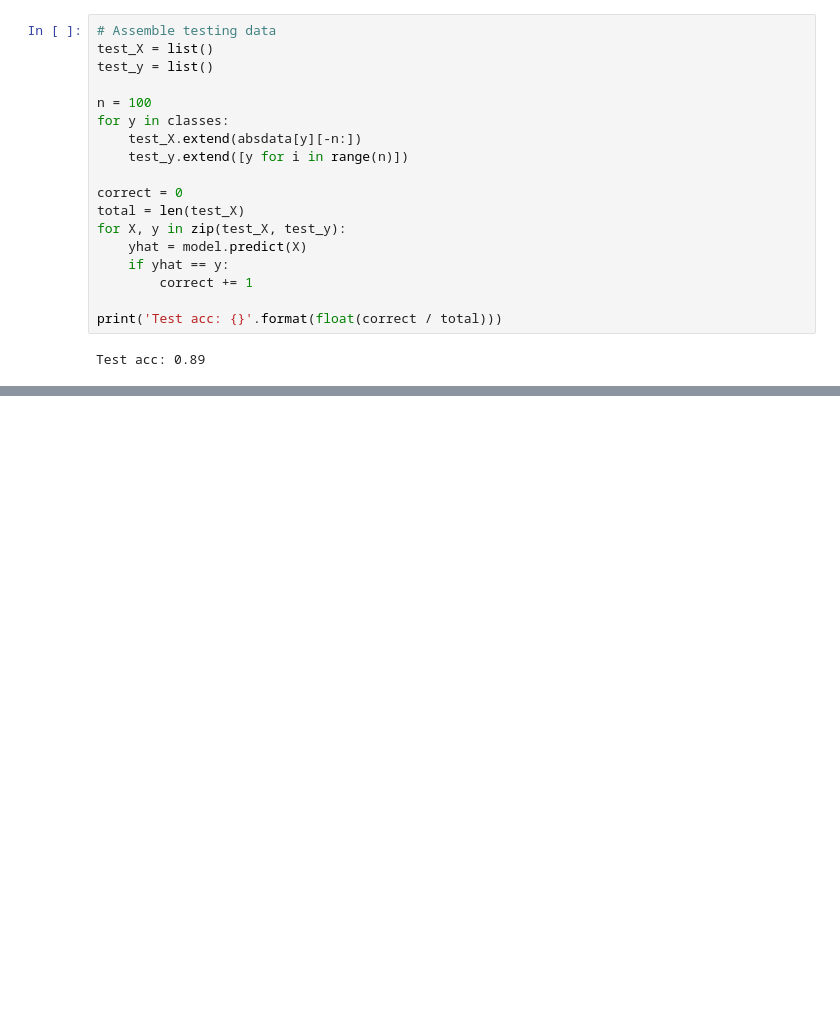
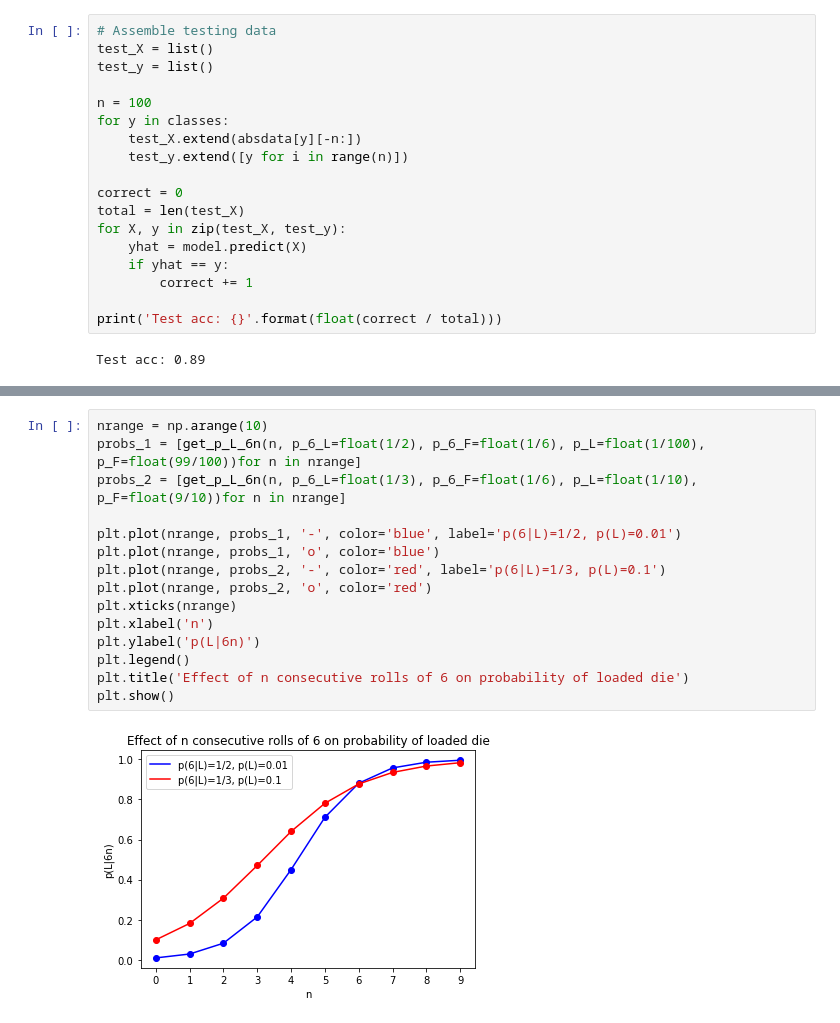
Before and after one commit to emtseng/sp20-info6010, a Jupyter notebook: s1.ipynb, the cells around one changed output, grey strips where cells are left out. Drawn from its saved outputs; the diff is of its cells as text; blank space fills up the shorter version.

```diff
--- a/s1.ipynb
+++ b/s1.ipynb
@@ -219,0 +239,17 @@ Test acc: 0.89
+# %%
+nrange = np.arange(10)
+probs_1 = [get_p_L_6n(n, p_6_L=float(1/2), p_6_F=float(1/6), p_L=float(1/100), p_F=float(99/100))for n in nrange]
+probs_2 = [get_p_L_6n(n, p_6_L=float(1/3), p_6_F=float(1/6), p_L=float(1/10), p_F=float(9/10))for n in nrange]
+
+plt.plot(nrange, probs_1, '-', color='blue', label='p(6|L)=1/2, p(L)=0.01')
+plt.plot(nrange, probs_1, 'o', color='blue')
+plt.plot(nrange, probs_2, '-', color='red', label='p(6|L)=1/3, p(L)=0.1')
+plt.plot(nrange, probs_2, 'o', color='red')
+plt.xticks(nrange)
+plt.xlabel('n')
+plt.ylabel('p(L|6n)')
+plt.legend()
+plt.title('Effect of n consecutive rolls of 6 on probability of loaded die')
+plt.show()
+# %% [output]
+[figure, added]
```
Also changed, not shown: parts of 17 cells of this notebook.
